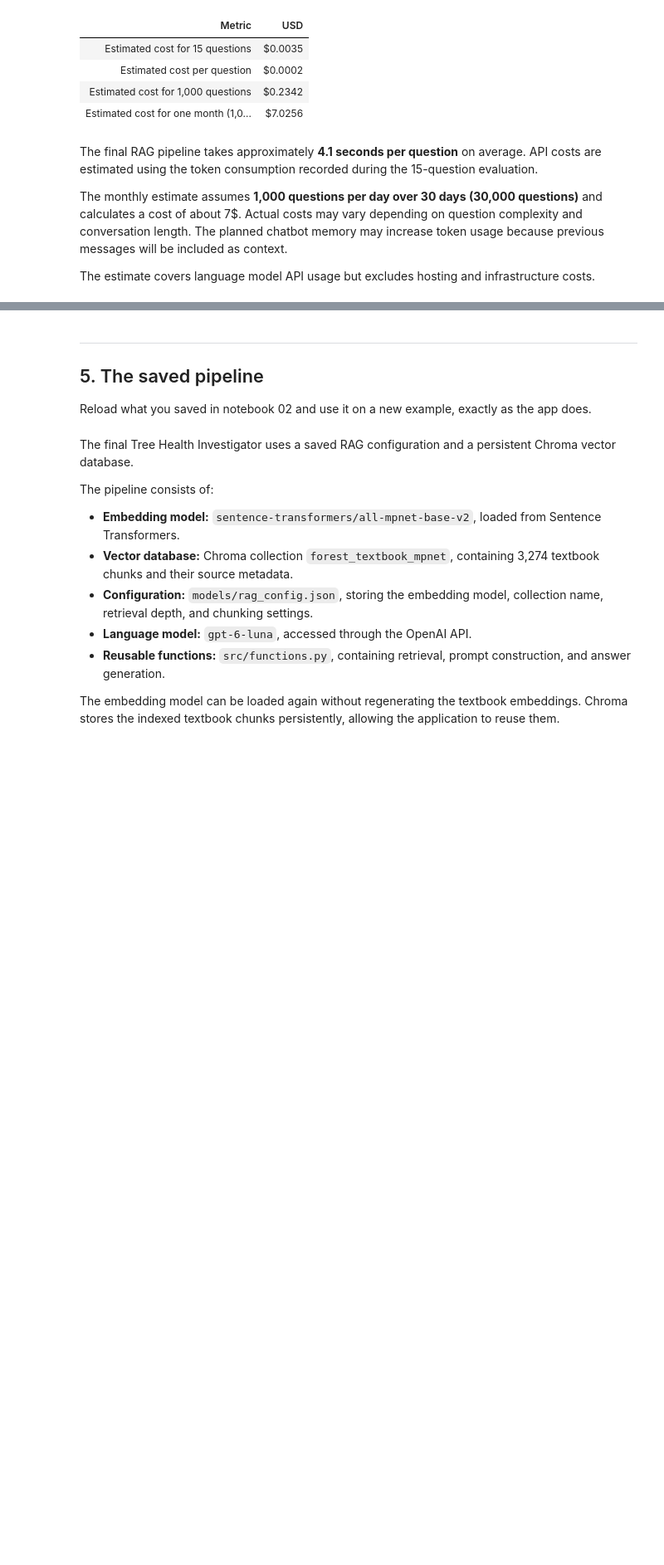
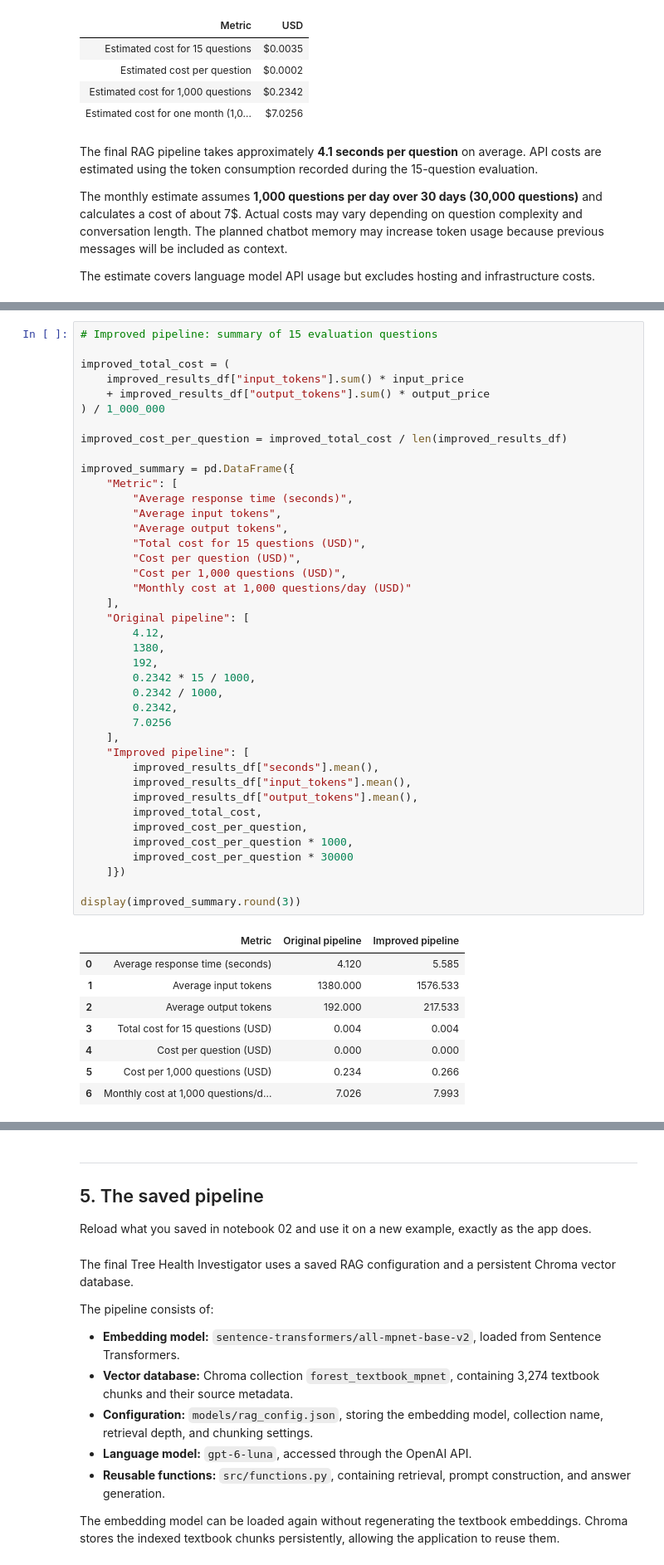
Before and after one commit to zoedoucet/project-3-ai-product, a Jupyter notebook: notebooks/03_evaluate.ipynb, the cells around one changed output, grey strips where cells are left out. Shown at 83% size. Cells and saved outputs as stored; diff of their text form; blank space fills up the shorter version.

Commit message:
testing improved pipeline

```diff
--- a/notebooks/03_evaluate.ipynb
+++ b/notebooks/03_evaluate.ipynb
@@ -609,0 +668,49 @@ The estimate covers language model API usage but excludes hosting and infrastruc
+# %%
+# Improved pipeline: summary of 15 evaluation questions
+
+improved_total_cost = (
+    improved_results_df["input_tokens"].sum() * input_price
+    + improved_results_df["output_tokens"].sum() * output_price
+) / 1_000_000
+
+improved_cost_per_question = improved_total_cost / len(improved_results_df)
+
+improved_summary = pd.DataFrame({
+    "Metric": [
+        "Average response time (seconds)",
+        "Average input tokens",
+        "Average output tokens",
+        "Total cost for 15 questions (USD)",
+        "Cost per question (USD)",
+        "Cost per 1,000 questions (USD)",
+        "Monthly cost at 1,000 questions/day (USD)"
+    ],
+    "Original pipeline": [
+        4.12,
+        1380,
+        192,
+        0.2342 * 15 / 1000,
+        0.2342 / 1000,
+        0.2342,
+        7.0256
+    ],
+    "Improved pipeline": [
+        improved_results_df["seconds"].mean(),
+        improved_results_df["input_tokens"].mean(),
+        improved_results_df["output_tokens"].mean(),
+        improved_total_cost,
+        improved_cost_per_question,
+        improved_cost_per_question * 1000,
+        improved_cost_per_question * 30000
+    ]})
+
+display(improved_summary.round(3))
+# %% [output]
+|  | Metric | Original pipeline | Improved pipeline |
+| 0 | Average response time (seconds) | 4.120 | 5.585 |
+| 1 | Average input tokens | 1380.000 | 1576.533 |
+| 2 | Average output tokens | 192.000 | 217.533 |
+| 3 | Total cost for 15 questions (USD) | 0.004 | 0.004 |
+| 4 | Cost per question (USD) | 0.000 | 0.000 |
+| 5 | Cost per 1,000 questions (USD) | 0.234 | 0.266 |
+| 6 | Monthly cost at 1,000 questions/d... | 7.026 | 7.993 |
```
Also changed, not shown: parts of 5 cells of this notebook, 1 other file.
